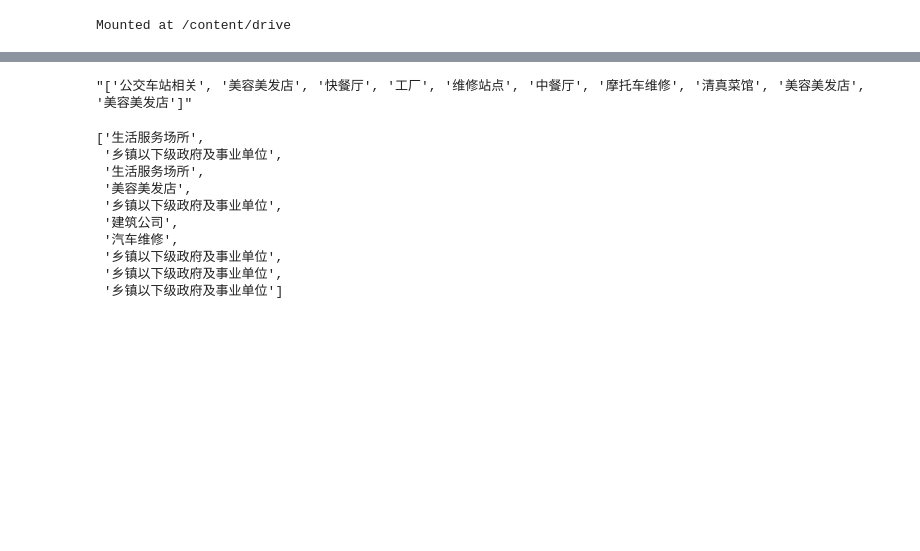
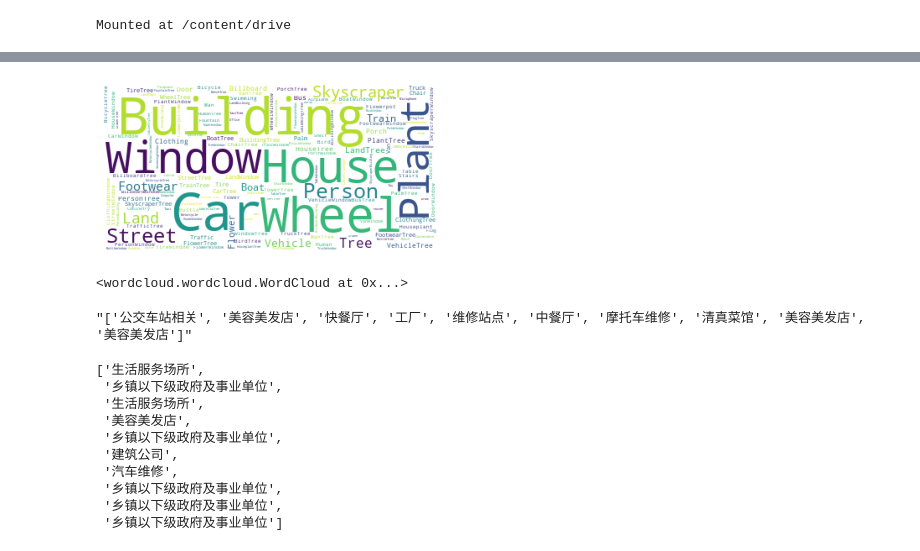
Before and after one commit to yemanzhongting/MultiCity, a Jupyter notebook: City2POI.ipynb, the cells around one changed output, grey strips where cells are left out. Drawn from its saved outputs; the diff is of its cells as text; code cells hidden in the pictures; blank space fills up the shorter version.

```diff
--- a/City2POI.ipynb
+++ b/City2POI.ipynb
@@ -14,7 +14,7 @@ Mounted at /content/drive
 # %%
 import pandas as pd
 # %%
-poi=pd.read_csv('/content/data/language.csv')
+poi=pd.read_csv('/content/language.csv')
 # %%
 sview=pd.read_csv('/content/streetview2.csv')
 # %%
@@ -26,6 +26,44 @@ poi.head()
 | 2 | 10141003150306134608900 | Ｓ１１３ | GENERAL | 30.463268 | 114.308234 | 30.465714 | 114.302797 | 2 | 228 | [342477 32463 32451 32219 32015 4... | [342477 32463 32451 32219 32015 4... | ... |
 | 3 | 10141003150306134621500 | Ｓ１１３ | GENERAL | 30.463926 | 114.308983 | 30.466371 | 114.303544 | 2 | 225 | [ 32219 32015 342477 32463 446011... | [ 32219 32015 342477 32463 446011... | ... |
 | 4 | 10141003150306134625100 | Ｓ１１３ | GENERAL | 30.464176 | 114.309251 | 30.466621 | 114.303812 | 2 | 39 | [ 32219 32015 446011 342477 32463... | [ 32219 32015 446011 342477 32463... | ... |
+# %%
+import jieba
+from wordcloud import WordCloud
+import imageio
+import matplotlib.pyplot as plt
+from collections import Counter
+
+#导入一个文本文件
+content = poi['language2'].values.tolist()
+mylist = list(content)
+
+#对mylist进行遍历,并将其做分词切割后做成列表
+word_list = [''.join(jieba.cut(sentence)) for sentence in mylist]
+
+#将word_list内的元素用空格连接起来，以便于计算词频
+new_text = ''.join(word_list)
+
+#根据词频生成词云
+con_words = [x for x in jieba.cut(new_text) if len(x) >= 2]
+fq = Counter(con_words).most_common()
+fq = dict(fq)
+
+# #导入背景图片，注意路径
+# pac_mask = imageio.imread(r'e:\boy.png')
+
+#设置词云的字体和背景颜色
+wc = WordCloud(background_color='white',max_words=2000).fit_words(fq)#,mask=pac_mask
+plt.imshow(wc)
+plt.axis('off')
+plt.show()
+# %% [output]
+[figure, added]
+# %%
+#把词云图保存下来
+wc.to_file('24.png')
+# poi['language2'].values.tolist()
+# %% [output]
+<wordcloud.wordcloud.WordCloud at 0x...>
 # %%
 test=poi['CATEGORY'].values.tolist()[0]
 test
```
Also changed, not shown: parts of 1 cell of this notebook.
